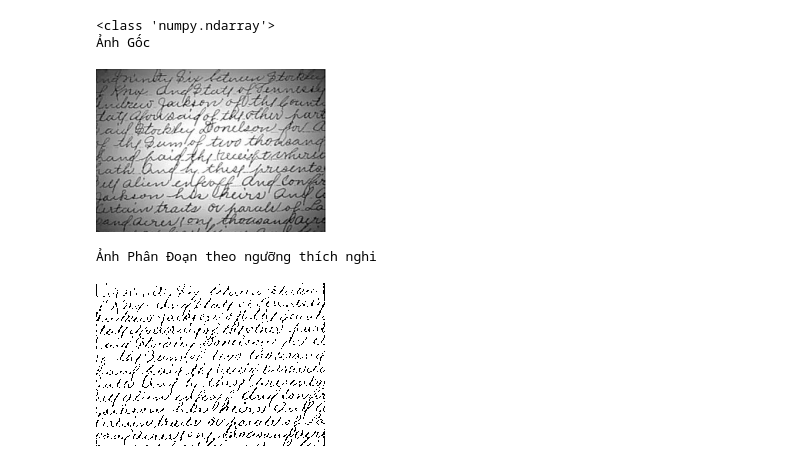
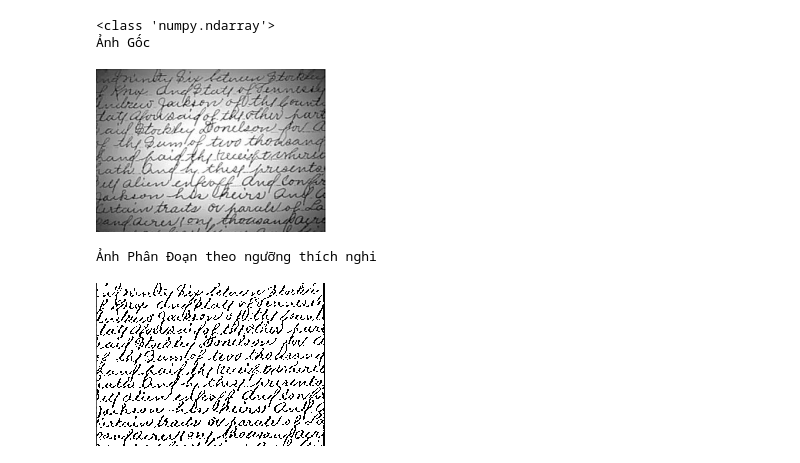
Before and after one commit to Robert-Ph/Computer-Vision, a Jupyter notebook: Adaptive_Thresholding_Moving_Averages.ipynb, the cells around one changed output. Drawn from its saved outputs; the diff is of its cells as text; code cells hidden in the pictures.

```diff
--- a/Adaptive_Thresholding_Moving_Averages.ipynb
+++ b/Adaptive_Thresholding_Moving_Averages.ipynb
@@ -22,20 +44,40 @@ def ThresholdAver(img_gray, c, size):
+# %%
+# cách 2: cải tiến thuật toán tính trung bình(tính toán nhanh hơn cách tính thủ công)
+# dữ liệu array kiểu float
+def ThresholdAverTypeFloat(img_gray, c, size):
+  img_padding = np.pad(img_gray,((0,0),( 0,size-1)), mode = 'symmetric').astype(float)
+  row, col = img_gray.shape
+  out = img_gray
+
+  for i in range(row):
+    S = img_padding[i, 0:size]
+    m = np.mean(S)
+    for j in range(1, col):
+      m = m + (float(img_padding[i, size+j-1]) - float(img_padding[i, j-1]))/size
+      T = c*m
+
+      if out[i][j] > T:
+          out[i][j] = 255
+      else:
+          out[i][j] = 0
+
+  return out
 # %%
 file = '/content/Screenshot 2024-05-25 165510.png'
 img = cv.imread(file, 0)
-
-c= 0.8
+c= 0.9
 size =3
 print(type(img))
 print("Ảnh Gốc")
 cv2_imshow(img)
 
-out = ThresholdAver(img, c, size)
+out = ThresholdAverTypeFloat(img, c, size)
 print()
 print("Ảnh Phân Đoạn theo ngưỡng thích nghi")
 cv2_imshow(out)
 # %% [output]
 <class 'numpy.ndarray'>
 Ảnh Gốc
 [figure]
 Ảnh Phân Đoạn theo ngưỡng thích nghi
-[figure, old version]
+[figure, new version]
```
Also changed, not shown: parts of 2 cells of this notebook.
